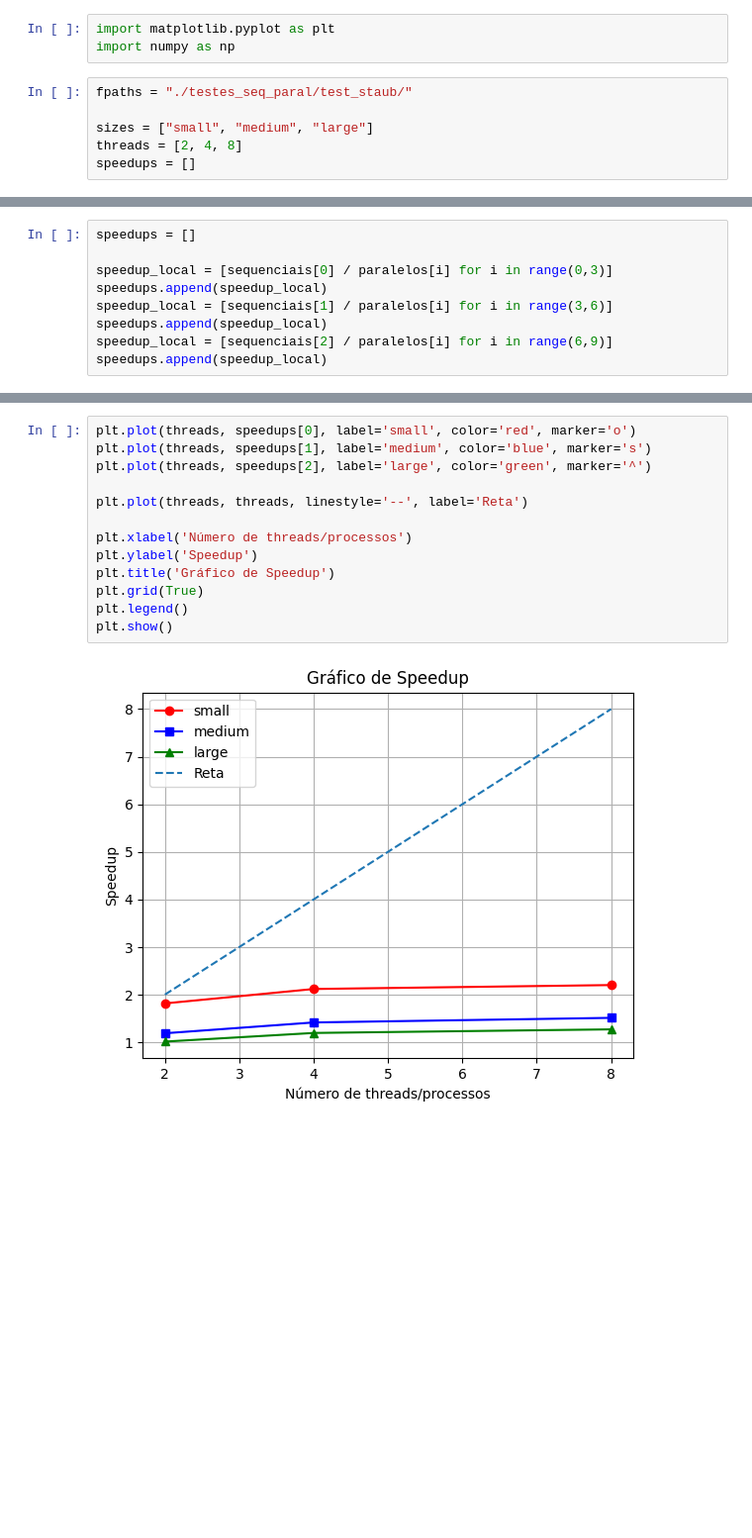
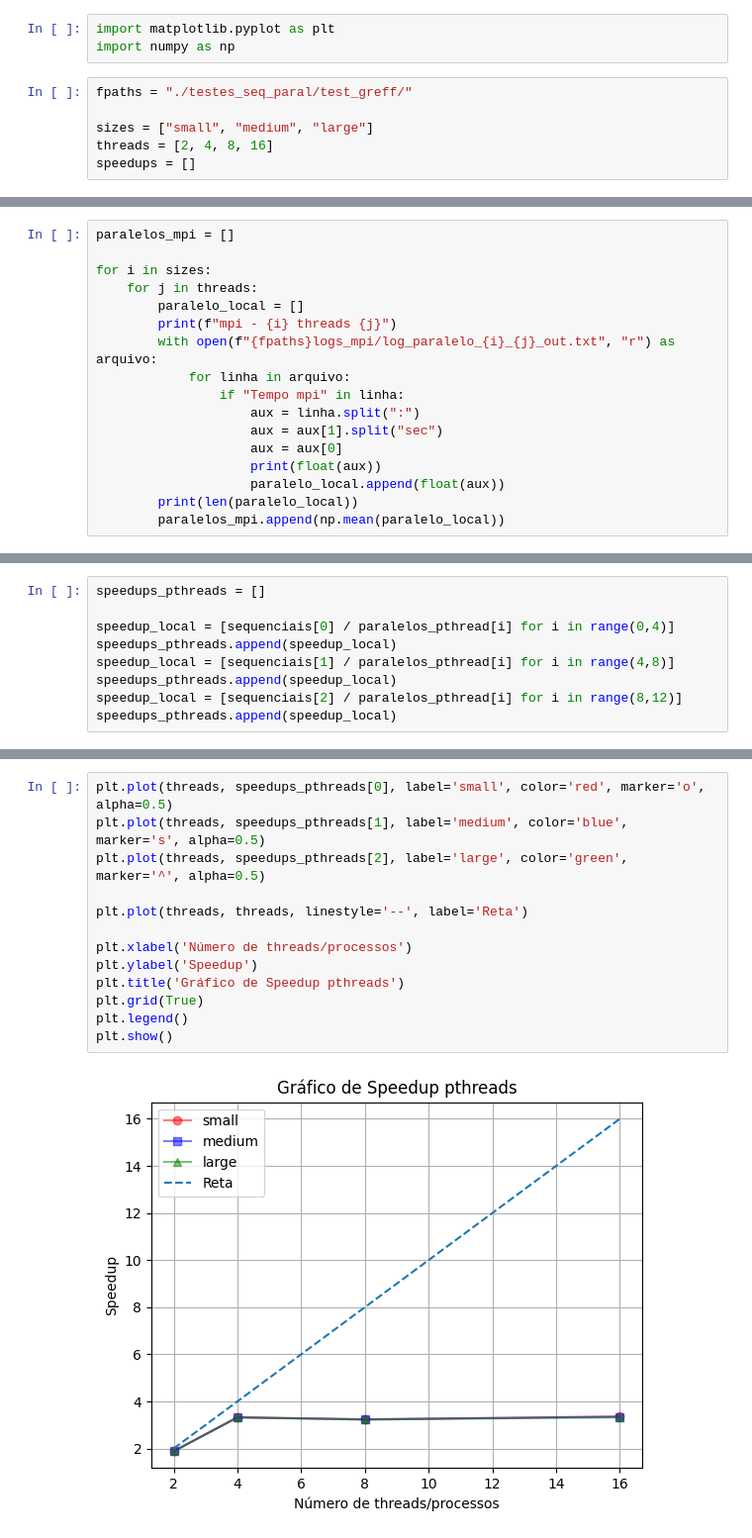
Before and after one commit to staubjoao/symmetric_rank-2k_operations, a Jupyter notebook: plot_v2.ipynb, the cells around one changed output, grey strips where cells are left out. Shown at 99% size. Saved outputs shown, nothing was run; the diff lists cells and outputs as text; blank space fills up the shorter version.

```diff
--- a/plot_v2.ipynb
+++ b/plot_v2.ipynb
@@ -2,10 +2,10 @@
 import matplotlib.pyplot as plt
 import numpy as np
 # %%
-fpaths = "./testes_seq_paral/test_staub/"
+fpaths = "./testes_seq_paral/test_greff/"
 
 sizes = ["small", "medium", "large"]
-threads = [2, 4, 8]
+threads = [2, 4, 8, 16]
 speedups = []
 # %%
 sequenciais = []
@@ -79,0 +79,17 @@ small threads 4
+# %%
+paralelos_mpi = []
+
+for i in sizes:
+    for j in threads:
+        paralelo_local = []
+        print(f"mpi - {i} threads {j}")
+        with open(f"{fpaths}logs_mpi/log_paralelo_{i}_{j}_out.txt", "r") as arquivo:
+            for linha in arquivo:
+                if "Tempo mpi" in linha:
+                    aux = linha.split(":")
+                    aux = aux[1].split("sec")
+                    aux = aux[0]
+                    print(float(aux))
+                    paralelo_local.append(float(aux))
+        print(len(paralelo_local))
+        paralelos_mpi.append(np.mean(paralelo_local))
@@ -96,9 +148,9 @@ paralelos
 # %%
-speedups = []
+speedups_pthreads = []
 
-speedup_local = [sequenciais[0] / paralelos[i] for i in range(0,3)]
-speedups.append(speedup_local)
-speedup_local = [sequenciais[1] / paralelos[i] for i in range(3,6)]
-speedups.append(speedup_local)
-speedup_local = [sequenciais[2] / paralelos[i] for i in range(6,9)]
-speedups.append(speedup_local)
+speedup_local = [sequenciais[0] / paralelos_pthread[i] for i in range(0,4)]
+speedups_pthreads.append(speedup_local)
+speedup_local = [sequenciais[1] / paralelos_pthread[i] for i in range(4,8)]
+speedups_pthreads.append(speedup_local)
+speedup_local = [sequenciais[2] / paralelos_pthread[i] for i in range(8,12)]
+speedups_pthreads.append(speedup_local)
@@ -111,15 +166,15 @@ speedups
 # %%
-plt.plot(threads, speedups[0], label='small', color='red', marker='o')
-plt.plot(threads, speedups[1], label='medium', color='blue', marker='s')
-plt.plot(threads, speedups[2], label='large', color='green', marker='^')
+plt.plot(threads, speedups_pthreads[0], label='small', color='red', marker='o', alpha=0.5)
+plt.plot(threads, speedups_pthreads[1], label='medium', color='blue', marker='s', alpha=0.5)
+plt.plot(threads, speedups_pthreads[2], label='large', color='green', marker='^', alpha=0.5)
 
 plt.plot(threads, threads, linestyle='--', label='Reta')
 
 plt.xlabel('Número de threads/processos')
 plt.ylabel('Speedup')
-plt.title('Gráfico de Speedup')
+plt.title('Gráfico de Speedup pthreads')
 plt.grid(True)
 plt.legend()
 plt.show()
 # %% [output]
-[figure, old version]
+[figure, new version]
```
Also changed, not shown: parts of 11 cells of this notebook.
